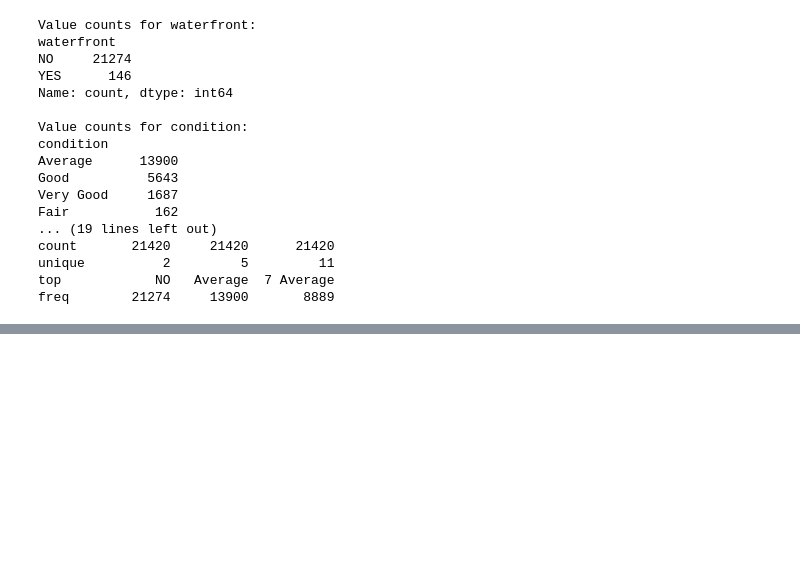
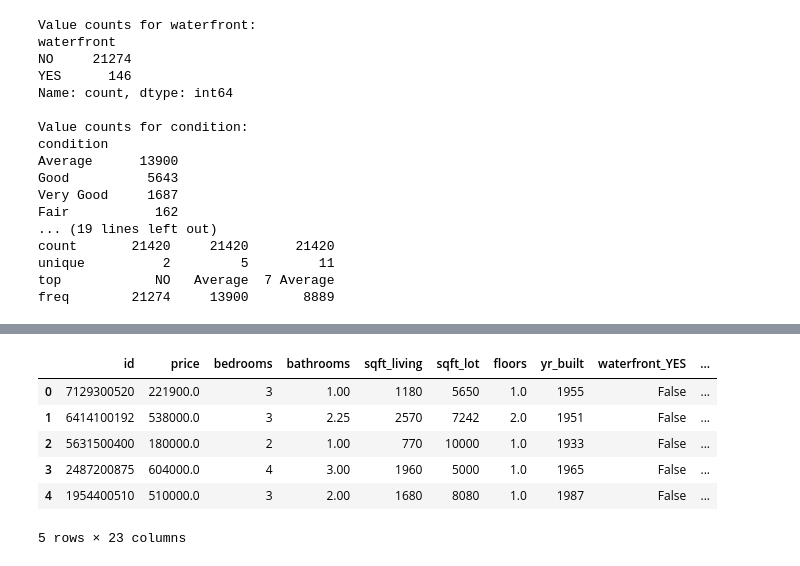
Before and after one commit to levine01/northwestern-county-house-price-analysis, a Jupyter notebook: index.ipynb, the cells around one changed output, grey strips where cells are left out. Cells and saved outputs as stored; diff of their text form; code cells hidden in the pictures; blank space fills up the shorter version.

Commit message:
statrted data analysis

```diff
--- a/index.ipynb
+++ b/index.ipynb
@@ -268,7 +270,3 @@ count       21420     21420      21420
 unique          2         5         11
 top            NO   Average  7 Average
 freq        21274     13900       8889
-# %%
-#dealing with missing values in the genre column since its a major variable in our analysis
-data.dropna( subset='price' , inplace=True)
-movie_basics.info()
@@ -274,0 +287,12 @@ movie_basics.info()
+# %%
+# one hot encoding
+data_encoded = pd.get_dummies(data, columns=categorical_columns, drop_first=True)
+data_encoded.head()
+# %% [output]
+|  | id | price | bedrooms | bathrooms | sqft_living | sqft_lot | floors | yr_built | waterfront_YES | ... |
+| 0 | 7129300520 | 221900.0 | 3 | 1.00 | 1180 | 5650 | 1.0 | 1955 | False | ... |
+| 1 | 6414100192 | 538000.0 | 3 | 2.25 | 2570 | 7242 | 2.0 | 1951 | False | ... |
+| 2 | 5631500400 | 180000.0 | 2 | 1.00 | 770 | 10000 | 1.0 | 1933 | False | ... |
+| 3 | 2487200875 | 604000.0 | 4 | 3.00 | 1960 | 5000 | 1.0 | 1965 | False | ... |
+| 4 | 1954400510 | 510000.0 | 3 | 2.00 | 1680 | 8080 | 1.0 | 1987 | False | ... |
+5 rows × 23 columns
```
Also changed, not shown: parts of 12 cells of this notebook.
